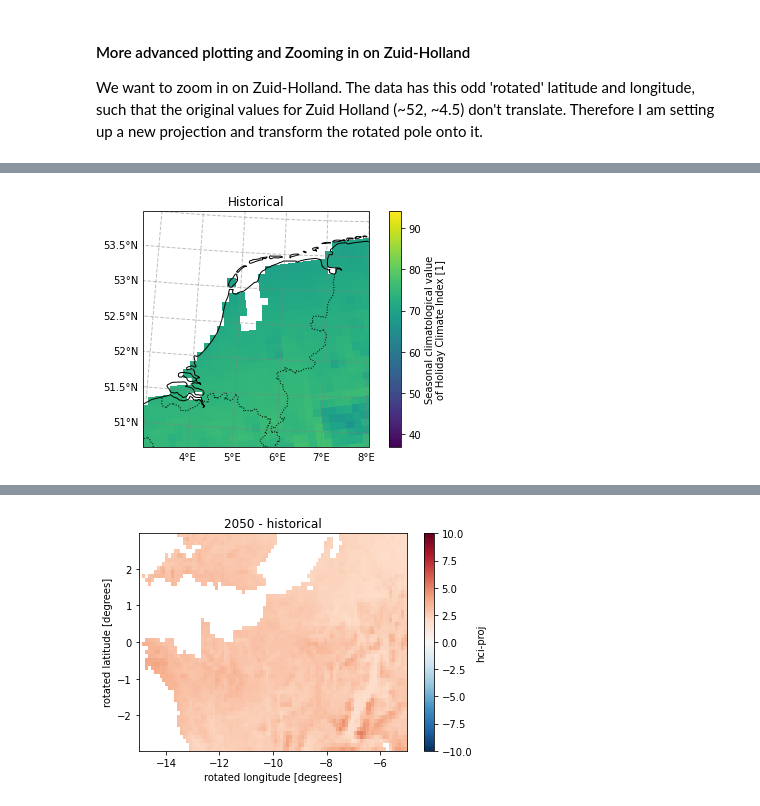
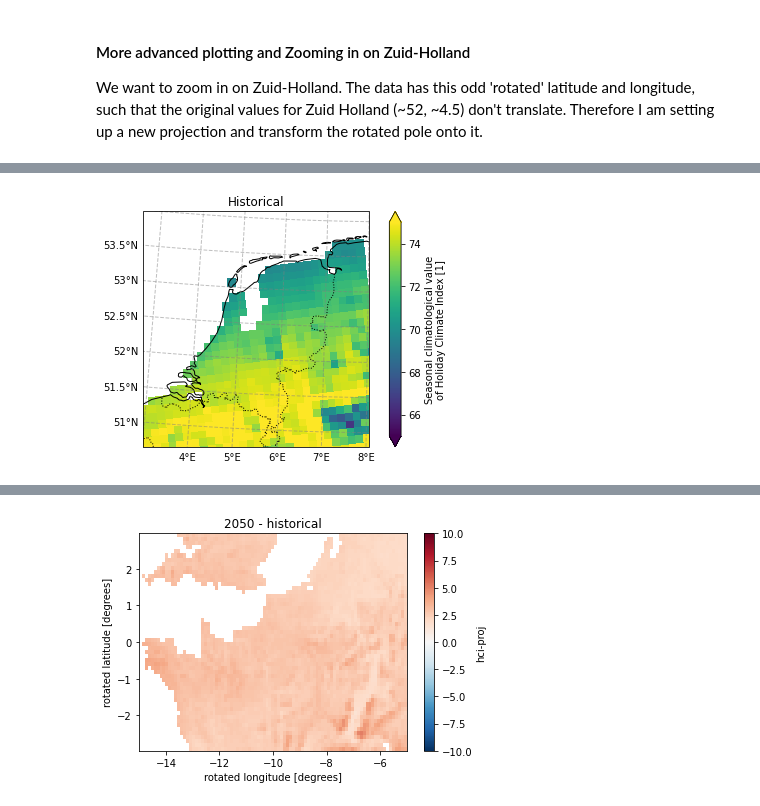
Before and after one commit to Climate-Adaptation-Services-CAS/Tourism, a Jupyter notebook: Tourism_Zuid-Holland.ipynb, the cells around one changed output, grey strips where cells are left out. Drawn from its saved outputs; the diff is of its cells as text; code cells hidden in the pictures.

```diff
--- a/Tourism_Zuid-Holland.ipynb
+++ b/Tourism_Zuid-Holland.ipynb
@@ -156,30 +149,32 @@ array([[[79.59359319, 79.46800478, 79.35305854, ...,         nan,
 # %%
-plt.figure()
-# plt.rc('font', size=7) #controls default text size
+# plt.figure()
 
 ax = plt.axes(projection=ccrs.UTM(32))
 
-HCI_jja_hist['hci-proj'].plot(
+HCI_jja_hist['hci-proj'].sel(rlat = slice (0,4),
+                                 rlon = slice (-10,-6)).plot(
     transform=ccrs.RotatedPole(
         pole_longitude = -162.0,
         pole_latitude = 39.25,
     ),
+    vmin = 65,
+    vmax = 75,
     ax=ax
 )
 
 ax.coastlines(resolution='10m')
 ax.add_feature(cartopy.feature.BORDERS, linestyle=':')
 gl = ax.gridlines(crs=ccrs.PlateCarree(),
                   draw_labels=True,     # cannot label OSGB projection..
                   linewidth=1,
                   color='gray',
                   alpha=0.5,
                   linestyle='--')
 gl.top_labels = False
 gl.right_labels = False
 ax.set_extent([3, 8, 50.8, 54])
 ax.set_title('Historical')
 plt.tight_layout()
-# plt.savefig('graphs/UK_event_selection2.png', dpi=300)
+plt.savefig('./Graphs/Urban_NL.png', dpi=300)
 # %% [output]
-[figure, old version]
+[figure, new version]
```
Also changed, not shown: parts of 33 cells of this notebook, 10 other files.
